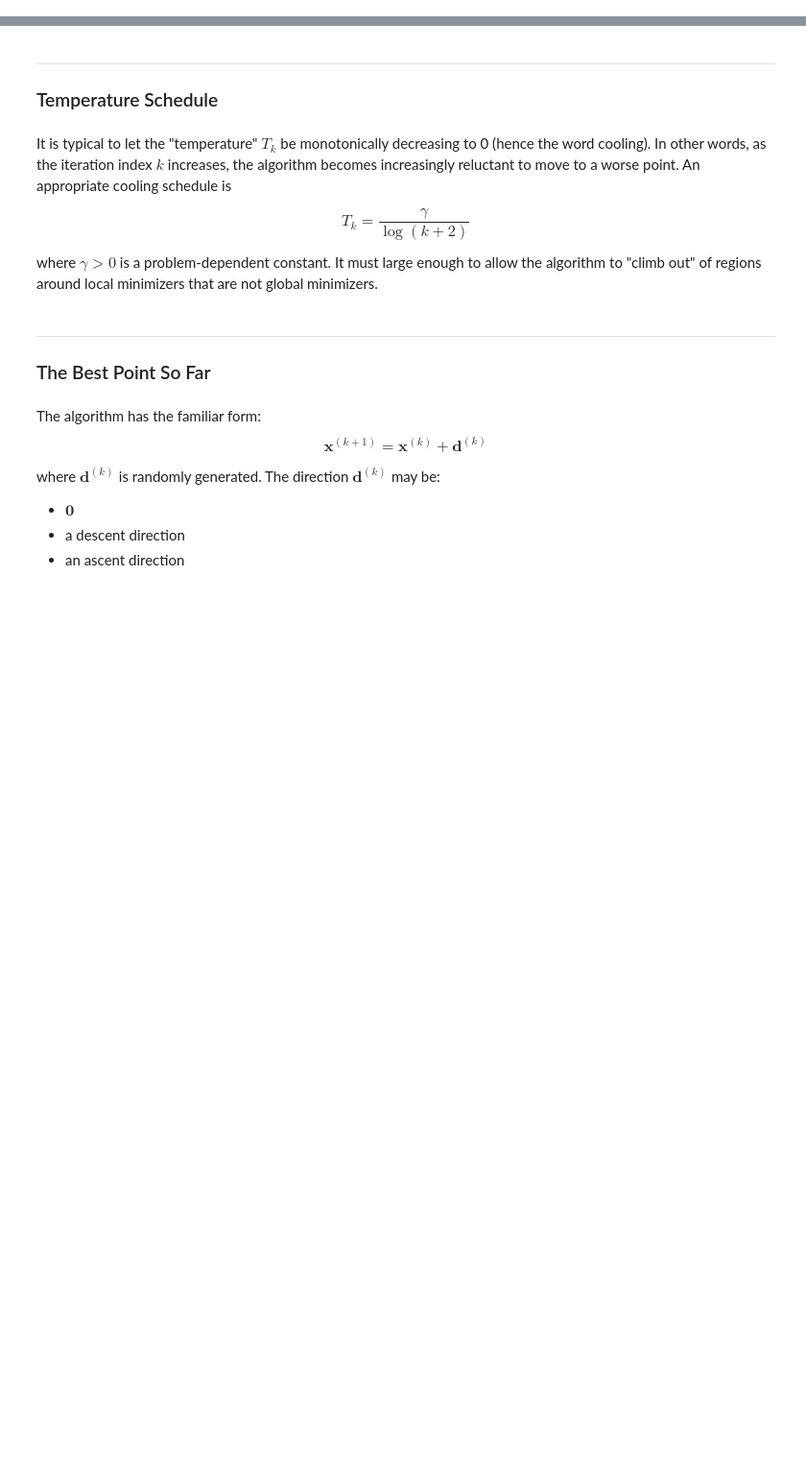
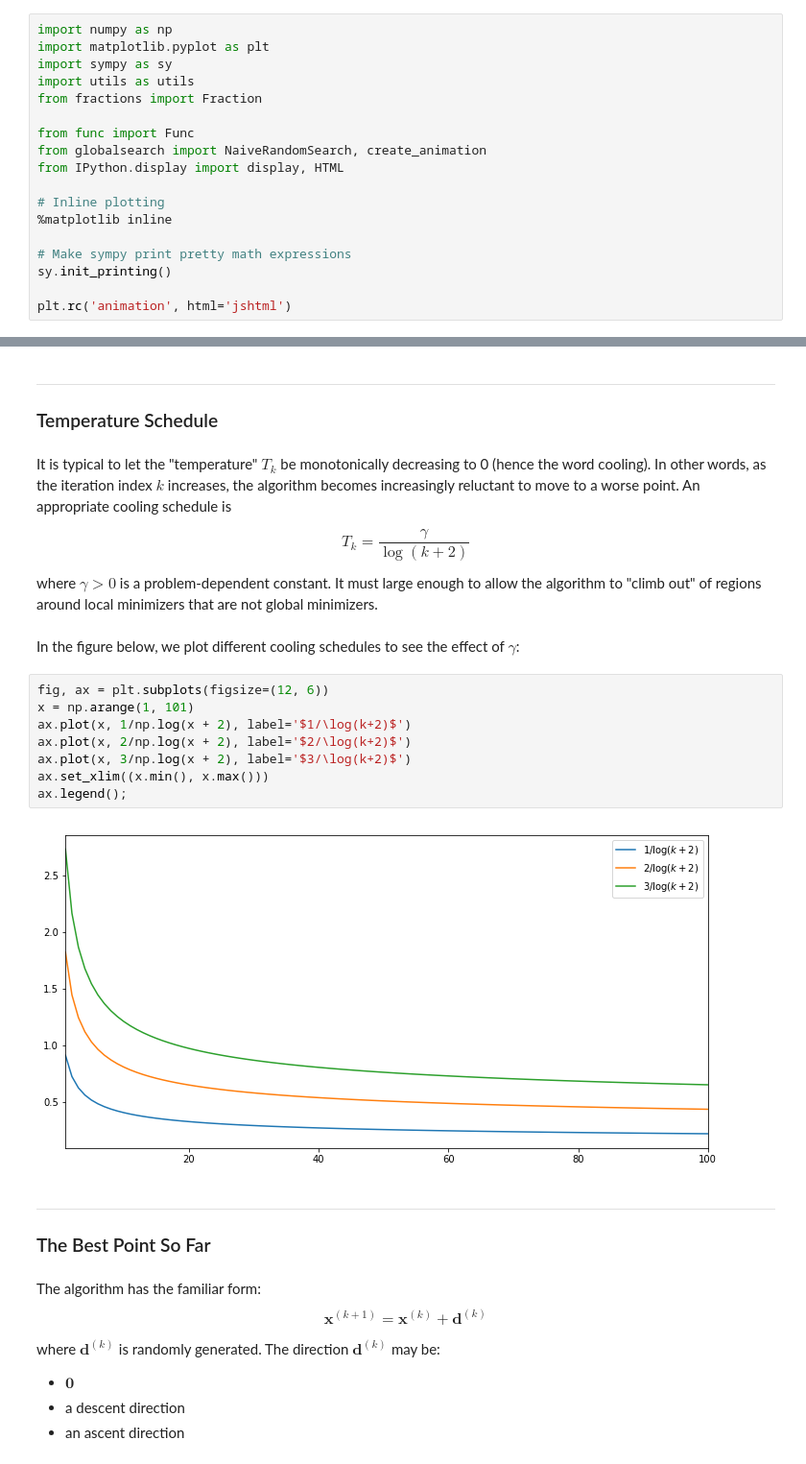
Before and after one commit to sheikhomar/opan, a Jupyter notebook: lec11.ipynb, the cells around one changed output, grey strips where cells are left out. Shown at 96% size. Saved outputs shown, nothing was run; the diff lists cells and outputs as text; blank space fills up the shorter version.

```diff
--- a/lec11.ipynb
+++ b/lec11.ipynb
@@ -1,5 +1,23 @@
 # %% [markdown]
 # Lecture 11: Global Search Methods, part 1
+# %%
+import numpy as np
+import matplotlib.pyplot as plt
+import sympy as sy
+import utils as utils
+from fractions import Fraction
+
+from func import Func
+from globalsearch import NaiveRandomSearch, create_animation
+from IPython.display import display, HTML
+
+# Inline plotting
+%matplotlib inline
+
+# Make sympy print pretty math expressions
+sy.init_printing()
+
+plt.rc('animation', html='jshtml')
 # %% [markdown]
 ## Introduction
 # %% [markdown]
@@ -195,6 +213,18 @@ T_k =
 }
 $$
 where $\gamma > 0$ is a problem-dependent constant. It must large enough to allow the algorithm to "climb out" of regions around local minimizers that are not global minimizers.
+# %% [markdown]
+In the figure below, we plot different cooling schedules to see the effect of $\gamma$:
+# %%
+fig, ax = plt.subplots(figsize=(12, 6))
+x = np.arange(1, 101)
+ax.plot(x, 1/np.log(x + 2), label='$1/\log(k+2)$')
+ax.plot(x, 2/np.log(x + 2), label='$2/\log(k+2)$')
+ax.plot(x, 3/np.log(x + 2), label='$3/\log(k+2)$')
+ax.set_xlim((x.min(), x.max()))
+ax.legend();
+# %% [output]
+[figure, added]
 # %% [markdown]
 ---
 ### The Best Point So Far
```
Also changed, not shown: 2 other files.
